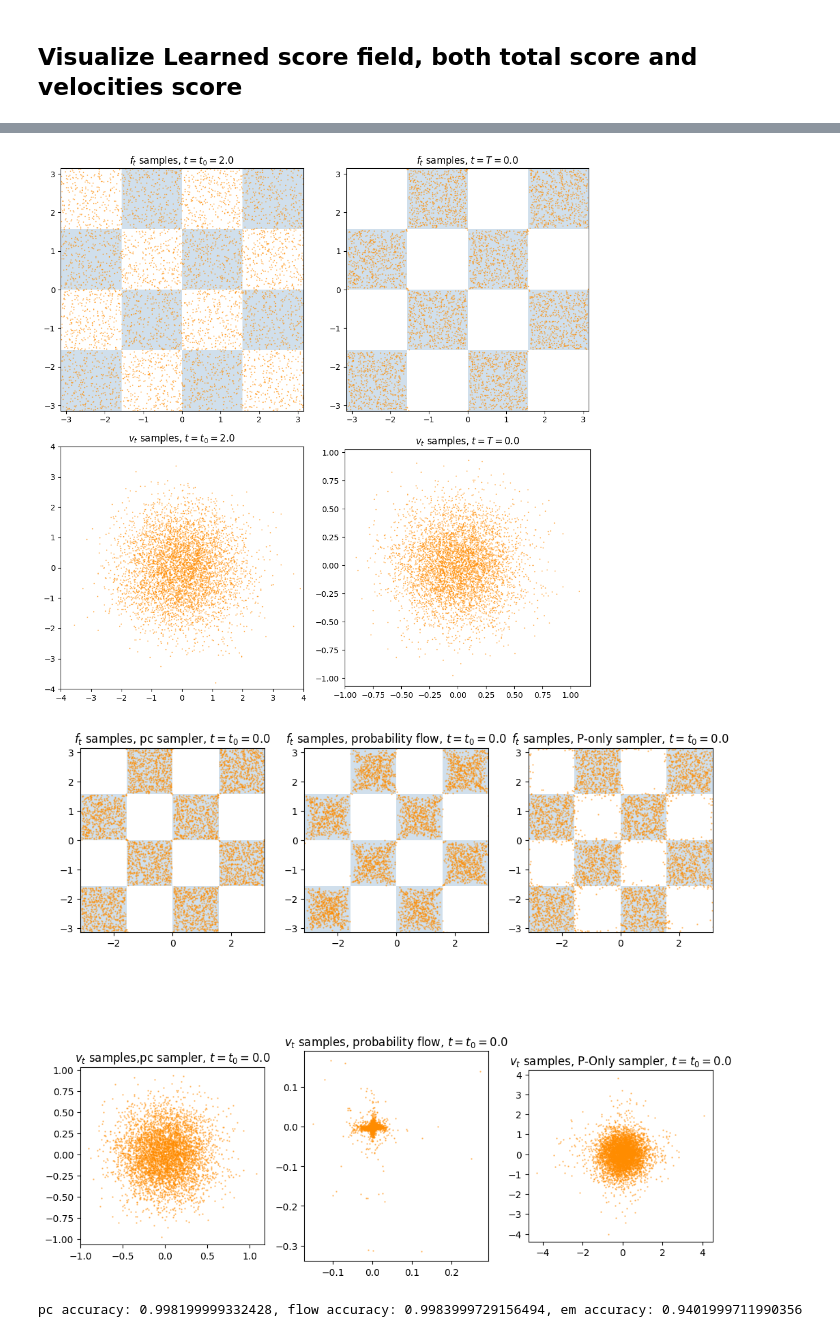
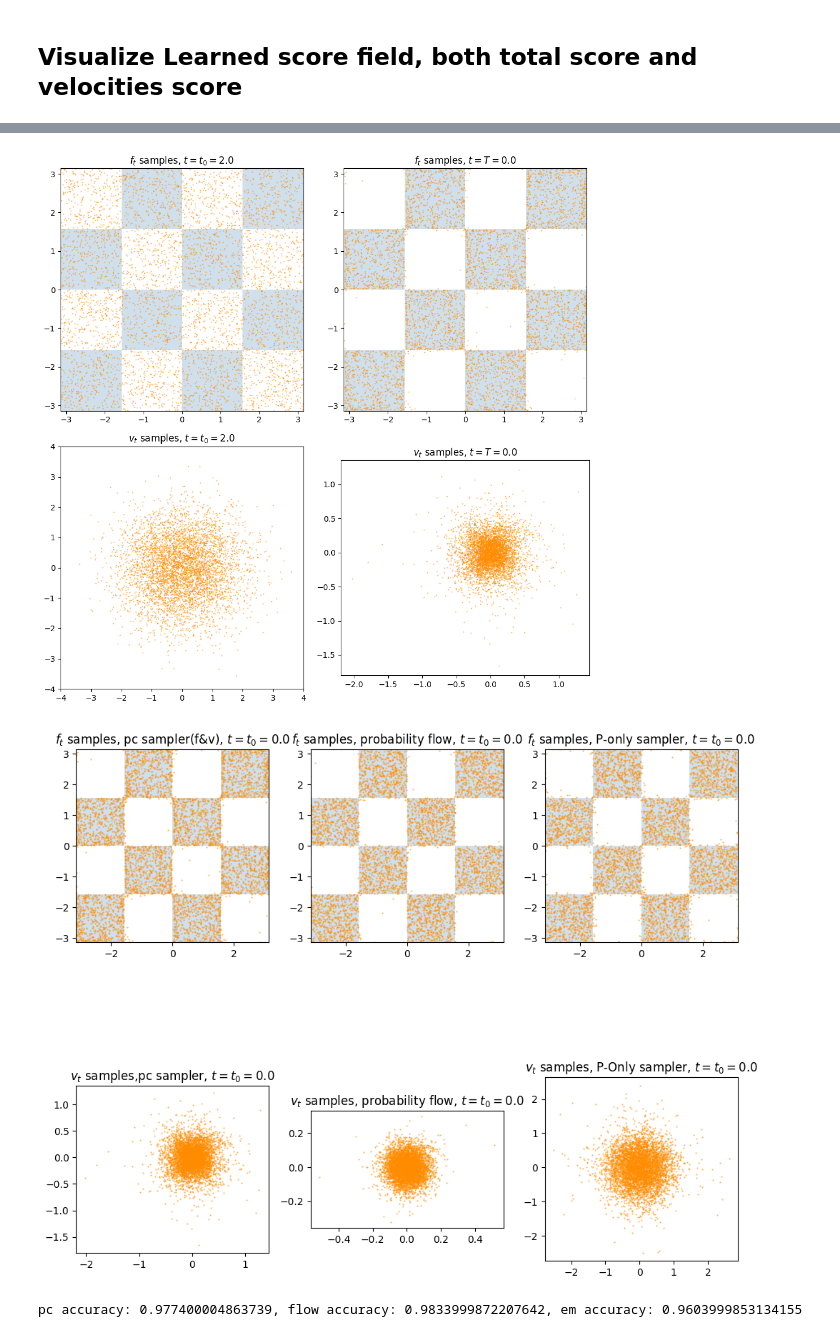
Before and after one commit to MateosCz/diffusion-playground, a Jupyter notebook: checkerboard_analysis.ipynb, the cells around one changed output, grey strips where cells are left out. Cells and saved outputs as stored; diff of their text form; code cells hidden in the pictures.

Commit message:
Add more experiments on PC sampler in both pacman_analysis.ipynb and checkerboard_analysis.ipynb.
Fix bugs in exponential integrator probability flow.

```diff
--- a/checkerboard_analysis.ipynb
+++ b/checkerboard_analysis.ipynb
@@ -482,12 +484,12 @@ ft_list, vt_list, t_list = model.sample_backward(
     total_time=2.0,
     tdm_score_fn=score_nn,
     sample_trajectory=True,
-    n_steps = 15,
+    n_steps = 20,
     exponential_integration=True,
     probability_flow=False,
     predictor_corrector=True,
-    predictor_corrector_n_steps=20,
-    only_correct_vt = True,
+    predictor_corrector_n_steps=1,
+    only_correct_vt = False,
     tau = 1e-2
 )
 
@@ -498,7 +500,7 @@ ft_flow_list, vt_flow_list, t_flow_list = model.sample_backward(
     total_time=2.0,
     tdm_score_fn=score_nn,
     probability_flow=True,
-    n_steps = 15,
+    n_steps = 300,
     exponential_integration=True,
     predictor_corrector=False,
     sample_trajectory=True
@@ -513,7 +515,7 @@ ft_em_list, vt_em_list, t_em_list = model.sample_backward(
     total_time=2.0,
     tdm_score_fn=score_nn,
     probability_flow=False,
-    n_steps = 15,
+    n_steps = 20,
     exponential_integration=True,
     predictor_corrector=False,
     sample_trajectory=True
@@ -580,7 +582,7 @@ ax = axes[0, 0]
 custom_plot.draw_checkerboard(ax)
 ax.scatter(f0_final[:,0], f0_final[:,1], c="darkorange", cmap="viridis", s=0.5, alpha=0.5)
 ax.set_aspect("equal")
-ax.set_title(f"$f_t$ samples, pc sampler, $t = t_0 = {t_final}$")
+ax.set_title(f"$f_t$ samples, pc sampler(f&v), $t = t_0 = {t_final}$")
 
 # Top-right: f_t at t=T
 ax = axes[0, 1]
@@ -632,36 +634,36 @@ def tile_uniformity(samples_angle, num_rows=4, bins_per_tile=5):
     Checks whether samples are uniform within black tiles via χ² test.
     """
     import scipy.stats as stats
     samples_unit = (samples_angle / (2 * torch.pi) + 0.5) % 1.0
     total_bins = num_rows * bins_per_tile
 
     hist, _, _ = np.histogram2d(
         samples_unit[:, 0].numpy(), samples_unit[:, 1].numpy(),
         bins=total_bins, range=[[0, 1], [0, 1]]
     )
 
     # Zero out white-tile bins (expected = 0)
     for i in range(num_rows):
         for j in range(num_rows):
             if (i + j) % 2 != 0:  # white tile
                 hist[i*bins_per_tile:(i+1)*bins_per_tile,
                      j*bins_per_tile:(j+1)*bins_per_tile] = 0
 
     # Chi-squared uniformity test on black-tile counts
     black_counts = hist[hist > 0].flatten()
     expected = black_counts.mean()
     chi2, p = stats.chisquare(black_counts, f_exp=np.full_like(black_counts, expected))
     return {"chi2": chi2, "p_value": p, "tv_distance": np.abs(black_counts / black_counts.sum() - 1/len(black_counts)).sum() / 2}
 
 # uniformity_pc = tile_uniformity(f0_final)
 # uniformity_flow = tile_uniformity(f0_flow_final)
 # uniformity_em = tile_uniformity(f0_em_final)
 
 # print(f"pc uniformity: {uniformity_pc}, flow uniformity: {uniformity_flow}, em uniformity: {uniformity_em}")
 # %% [output]
-[figure, old version]
+[figure, new version]
-[figure, old version]
+[figure, new version]
-pc accuracy: 0.998199999332428, flow accuracy: 0.9983999729156494, em accuracy: 0.9401999711990356
+pc accuracy: 0.977400004863739, flow accuracy: 0.9833999872207642, em accuracy: 0.9603999853134155
 # %%
 fT_init_flow = ft_flow_list[0]
 f0_final_flow = ft_flow_list[-1]
```
Also changed, not shown: parts of 11 cells of this notebook, 2 other files.
